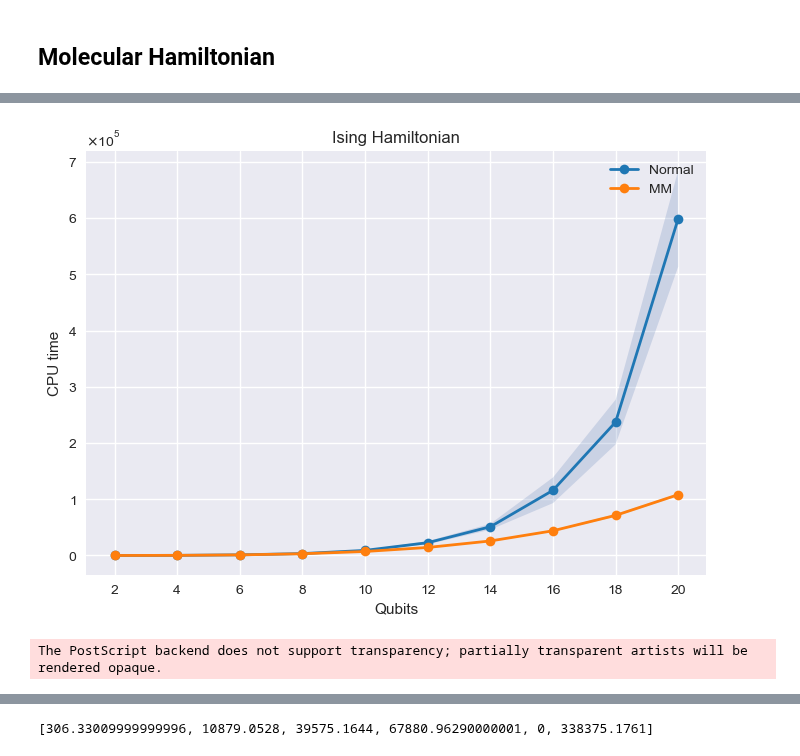
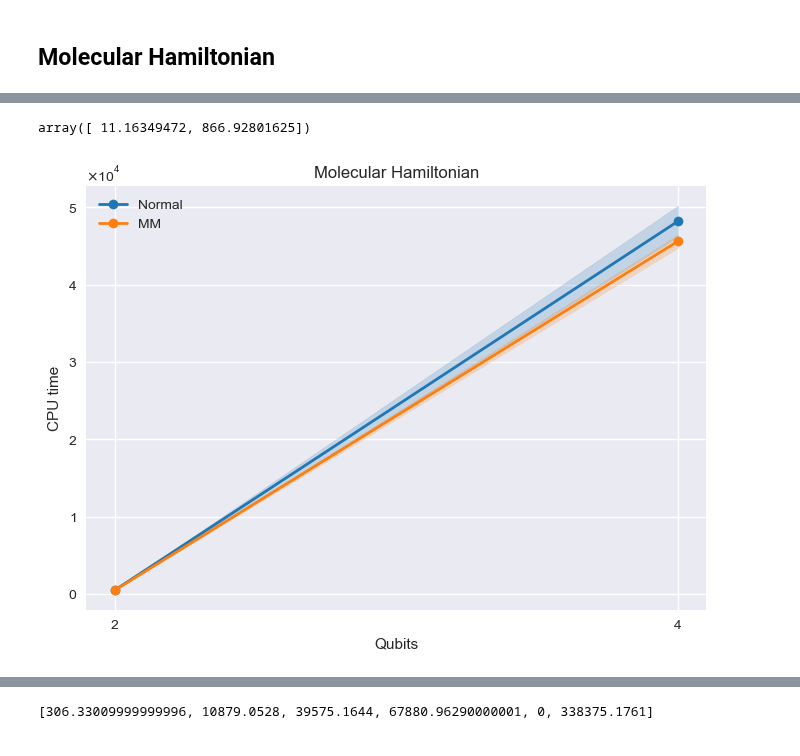
Before and after one commit to chichun-chen/Measurement_Memory, a Jupyter notebook: Numerical experments.ipynb, the cells around one changed output, grey strips where cells are left out. Cells and saved outputs as stored; diff of their text form; code cells hidden in the pictures.

```diff
--- a/Numerical experments.ipynb
+++ b/Numerical experments.ipynb
@@ -565,5 +71,0 @@ H = qml.Hamiltonian(coeffs, ops, grouping_type='qwc')
-# %%
-for g in H.grouping_indices:
-    for i in g:
-        print(H.ops[i])
-    print()
@@ -611,10 +71,0 @@ def measure_format(P, qubits):
-# %%
-import os
-
-print(qubits)
-with open(os.path.join("Hamiltonians", "H2O_Hamiltonian.txt"), 'w') as f:
-    for g in H.grouping_indices:
-        for i in g:
-            op = measure_format(H.ops[i], qubits)
-            f.write("{} {}\n".format(op, H.coeffs[i]))
-        f.write("\n")
@@ -695,41 +91,44 @@ for i in range(1,11):
+# %%
+ym_std
+# %% [output]
+array([ 11.16349472, 866.92801625])
 # %%
 import numpy as np
 import matplotlib.pyplot as plt
 import seaborn as sns
 
-yn = np.array([np.mean(Ising_normal[i]) for i in range(10)])
-yn_std = np.array([np.std(Ising_normal[i]) for i in range(10)])
-ym = np.array([np.mean(Ising_MM[i]) for i in range(10)])
-ym_std = np.array([np.std(Ising_MM[i]) for i in range(10)])
+yn = np.array([np.mean(Mol_normal[i]) for i in range(C)])
+yn_std = np.array([np.std(Mol_normal[i]) for i in range(C)])
+ym = np.array([np.mean(Mol_MM[i]) for i in range(C)])
+ym_std = np.array([np.std(Mol_MM[i]) for i in range(C)])
 
 
 fig, ax = plt.subplots(1, 1)
 plt.style.use("seaborn")
 #clrs = sns.color_palette("husl", 5)
 #with sns.axes_style("darkgrid"):
-ax.plot(Ni, yn, label="Normal", marker='o',color="tab:blue", linewidth=2)
-ax.fill_between(Ni, yn-yn_std, yn+yn_std, alpha=0.2)
-ax.plot(Ni, ym, label="MM", marker='o', color="tab:orange",linewidth=2)
-ax.fill_between(Ni, ym-ym_std, ym+ym_std, alpha=0.2)
+ax.plot(Nm, yn, label="Normal", marker='o',color="tab:blue", linewidth=2)
+ax.fill_between(Nm, yn-yn_std, yn+yn_std, color="tab:blue", alpha=0.2)
+ax.plot(Nm, ym, label="MM", marker='o', color="tab:orange",linewidth=2)
+ax.fill_between(Nm, ym-ym_std, ym+ym_std, color="tab:orange", alpha=0.2)
 
 
 
 
 from matplotlib import ticker
 formatter = ticker.ScalarFormatter(useMathText=True)
 formatter.set_scientific(True)
 formatter.set_powerlimits((-1,1))
 ax.yaxis.set_major_formatter(formatter)
 
-plt.xticks(Ni)
+plt.xticks(Nm)
 plt.legend()
 plt.ylabel("CPU time")
 plt.xlabel("Qubits")
-plt.title("Ising Hamiltonian")
+plt.title("Molecular Hamiltonian")
 plt.show()
-fig.savefig("ISING.eps")
+#fig.savefig("MOLECULAR.png")
 # %% [output]
-[figure, old version]
+[figure, new version]
-The PostScript backend does not support transparency; partially transparent artists will be rendered opaque.
 # %%
 S = []
```
Also changed, not shown: parts of 63 cells of this notebook, 17 other files.
